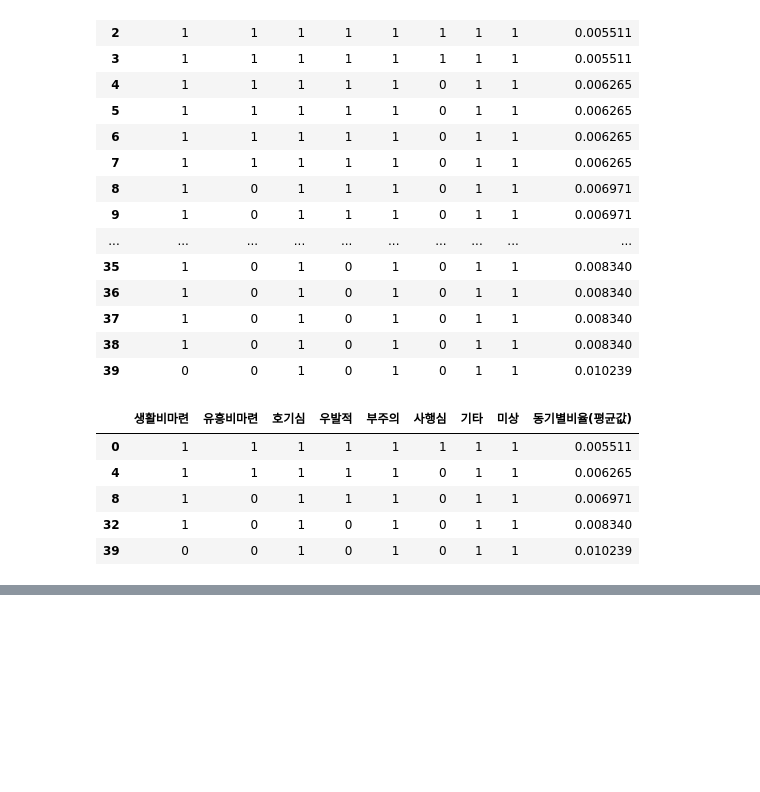
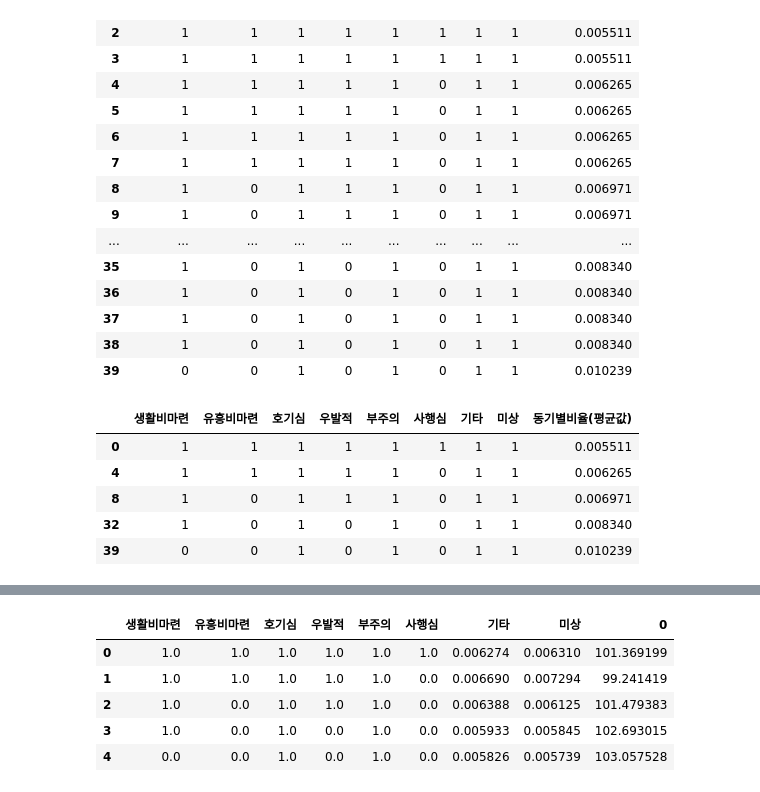
Before and after one commit to Ash-Stat/An-Si-Hyun, a Jupyter notebook: 직교배열.ipynb, the cells around one changed output, grey strips where cells are left out. Drawn from its saved outputs; the diff is of its cells as text; code cells hidden in the pictures; blank space fills up the shorter version.

```diff
--- a/직교배열.ipynb
+++ b/직교배열.ipynb
@@ -127,0 +125,5 @@ ValueError: ignored
+# %%
+orthogonal=pd.read_csv('./직교2.csv')
+orthogonal=orthogonal.drop([5,6,7,8,9],axis=0)
+orthogonal=orthogonal.drop(['Unnamed: 0','Unnamed: 9','Unnamed: 10','생활비마련.1','유흥비마련.1','호기심.1','우발적.1','부주의.1','사행심.1','기타.1','미상.1'],axis=1)
+orthogonal
@@ -127,0 +137,9 @@ ValueError: ignored
+# %%
+#sn비 계산
+num=[1,2,3,4,5]
+num=str(num)
+sn=pd.DataFrame()
+for x,y in zip(orthogonal['기타'],orthogonal['미상']):
+  c=pd.DataFrame([-10*np.log((x*x+y*y)/2)])
+  sn=pd.concat([sn,c],axis=0)
+  print(-10*np.log((x*x+y*y)/2))
@@ -127,0 +152,4 @@ ValueError: ignored
+# %%
+import numpy as np
+sn.index=orthogonal.index
+sn
@@ -127,0 +163,10 @@ ValueError: ignored
+# %%
+orthogonal=pd.concat([orthogonal,sn],axis=1)
+orthogonal
+# %% [output]
+|  | 생활비마련 | 유흥비마련 | 호기심 | 우발적 | 부주의 | 사행심 | 기타 | 미상 | 0 |
+| 0 | 1.0 | 1.0 | 1.0 | 1.0 | 1.0 | 1.0 | 0.006274 | 0.006310 | 101.369199 |
+| 1 | 1.0 | 1.0 | 1.0 | 1.0 | 1.0 | 0.0 | 0.006690 | 0.007294 | 99.241419 |
+| 2 | 1.0 | 0.0 | 1.0 | 1.0 | 1.0 | 0.0 | 0.006388 | 0.006125 | 101.479383 |
+| 3 | 1.0 | 0.0 | 1.0 | 0.0 | 1.0 | 0.0 | 0.005933 | 0.005845 | 102.693015 |
+| 4 | 0.0 | 0.0 | 1.0 | 0.0 | 1.0 | 0.0 | 0.005826 | 0.005739 | 103.057528 |
```
Also changed, not shown: parts of 7 cells of this notebook.
